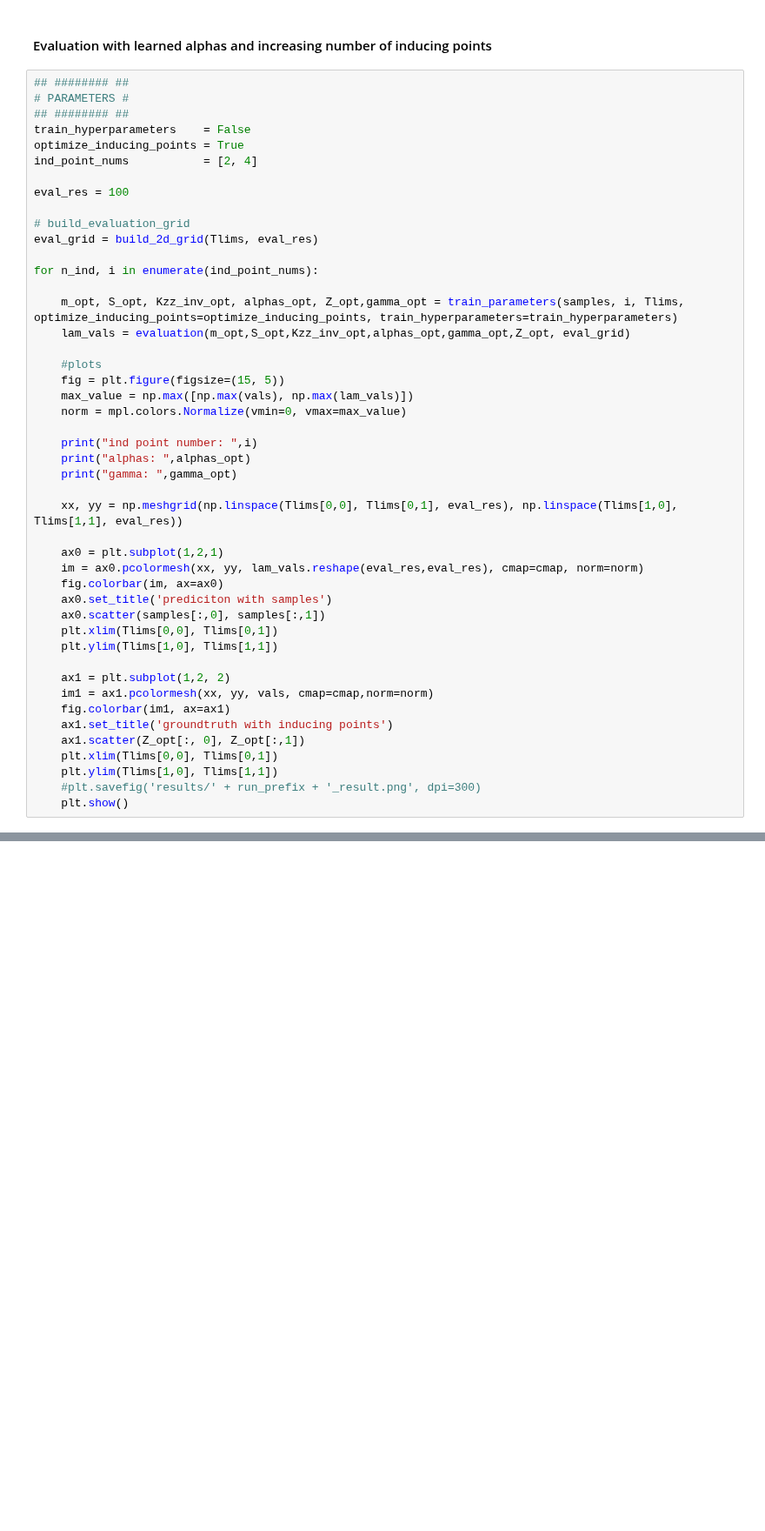
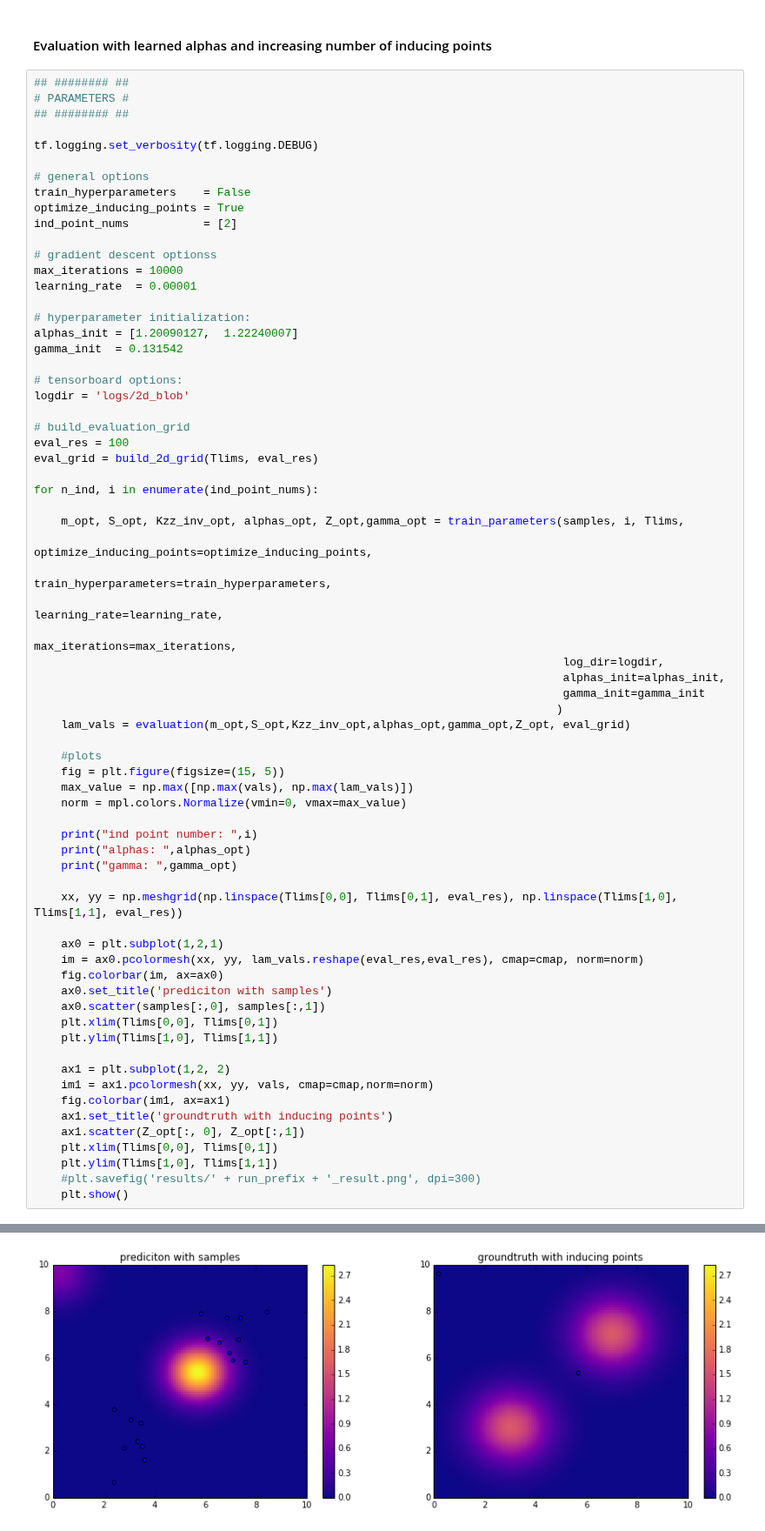
Before and after one commit to maxkohlbrenner/pmai-vi-gpmpp, a Jupyter notebook: main.ipynb, the cells around one changed output, grey strips where cells are left out. Shown at 87% size. Cells and saved outputs as stored; diff of their text form; blank space fills up the shorter version.

Commit message:
Fix ind point location optimization

```diff
--- a/main.ipynb
+++ b/main.ipynb
@@ -71,18 +71,40 @@ plt.show()
 ## ######## ##
 # PARAMETERS #
 ## ######## ##
+
+tf.logging.set_verbosity(tf.logging.DEBUG)
+
+# general options
 train_hyperparameters    = False
 optimize_inducing_points = True
-ind_point_nums           = [2, 4]
+ind_point_nums           = [2]
 
-eval_res = 100
+# gradient descent optionss
+max_iterations = 10000
+learning_rate  = 0.00001
+
+# hyperparameter initialization:
+alphas_init = [1.20090127,  1.22240007]
+gamma_init  = 0.131542
+
+# tensorboard options:
+logdir = 'logs/2d_blob'
 
 # build_evaluation_grid
+eval_res = 100
 eval_grid = build_2d_grid(Tlims, eval_res)
 
 for n_ind, i in enumerate(ind_point_nums):
 
-    m_opt, S_opt, Kzz_inv_opt, alphas_opt, Z_opt,gamma_opt = train_parameters(samples, i, Tlims, optimize_inducing_points=optimize_inducing_points, train_hyperparameters=train_hyperparameters)
+    m_opt, S_opt, Kzz_inv_opt, alphas_opt, Z_opt,gamma_opt = train_parameters(samples, i, Tlims,
+                                                                              optimize_inducing_points=optimize_inducing_points,
+                                                                              train_hyperparameters=train_hyperparameters,
+                                                                              learning_rate=learning_rate,
+                                                                              max_iterations=max_iterations,
+                                                                              log_dir=logdir,
+                                                                              alphas_init=alphas_init,
+                                                                              gamma_init=gamma_init
+                                                                             )
     lam_vals = evaluation(m_opt,S_opt,Kzz_inv_opt,alphas_opt,gamma_opt,Z_opt, eval_grid)
 
     #plots
@@ -121,0 +143 @@ Caused by op 'nanchecks/CheckNumerics_639', defined at:
+[figure, added]
```
Also changed, not shown: parts of 2 cells of this notebook, 1 other file.
